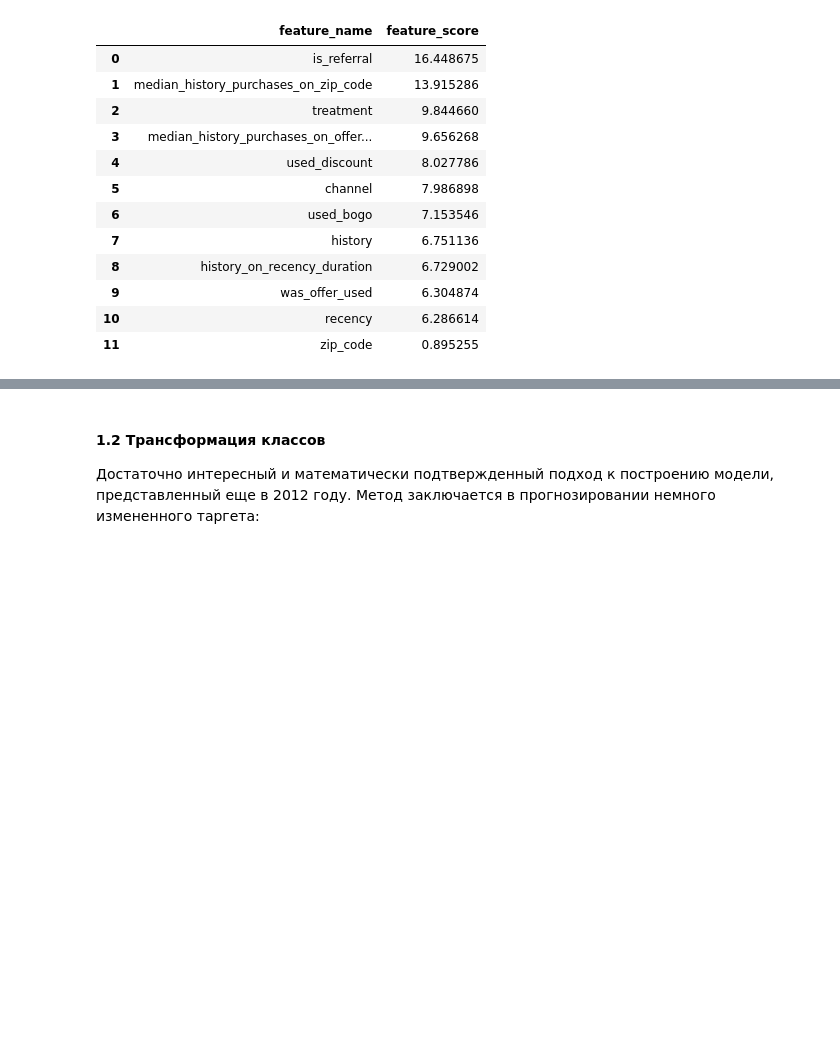
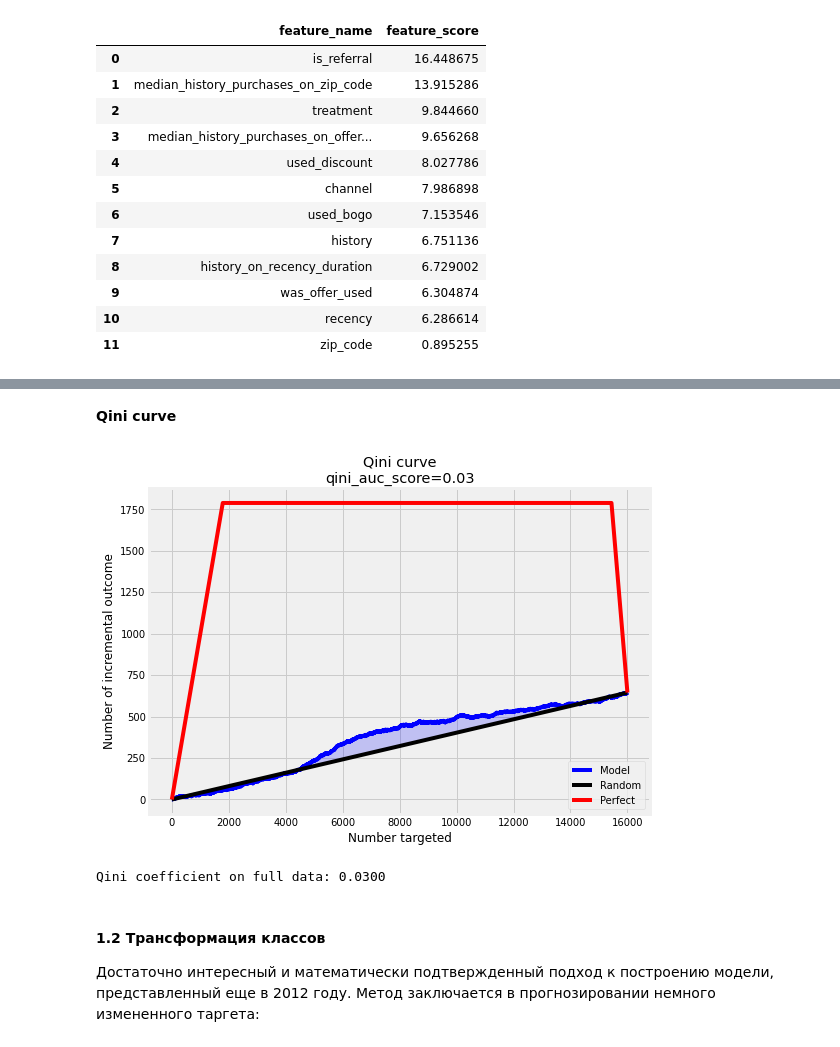
Before and after one commit to Mike-Orlov/geekbrains_machine_learning_in_business, a Jupyter notebook: lesson_4/hw_4_colab.ipynb, the cells around one changed output, grey strips where cells are left out. Drawn from its saved outputs; the diff is of its cells as text; code cells hidden in the pictures; blank space fills up the shorter version.

```diff
--- a/lesson_4/hw_4_colab.ipynb
+++ b/lesson_4/hw_4_colab.ipynb
@@ -324,3 +395,17 @@ sm_fi
+# %% [markdown]
+**Qini curve**
+# %%
+# with ideal Qini curve (red line)
+# perfect=True
+plot_qini_curve(y_test, uplift_sm, treat_test, perfect=True);
+# %% [output]
+[figure, added]
+# %%
+# AUQC = area under Qini curve = Qini coefficient
+auqc = qini_auc_score(y_test, uplift_sm, treat_test)
+print(f"Qini coefficient on full data: {auqc:.4f}")
+# %% [output]
+Qini coefficient on full data: 0.0300
 # %% [markdown]
 #### 1.2 Трансформация классов
 Достаточно интересный и математически подтвержденный подход к построению модели, представленный еще в 2012 году. Метод заключается в прогнозировании немного измененного таргета:
```
Also changed, not shown: parts of 16 cells of this notebook.
